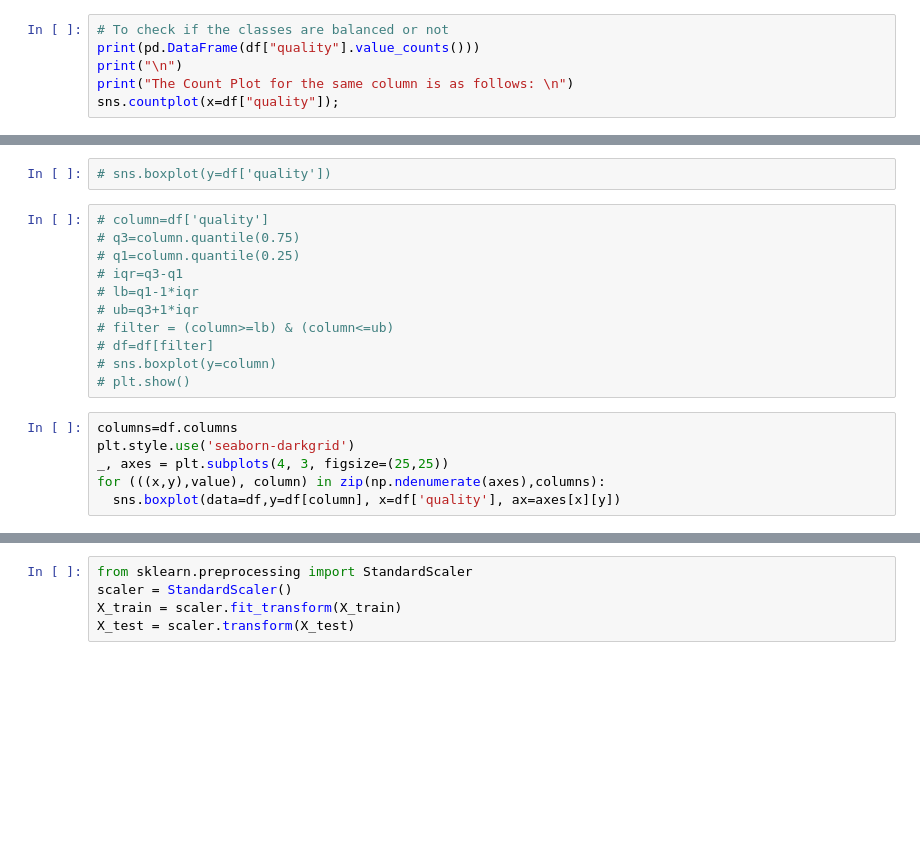
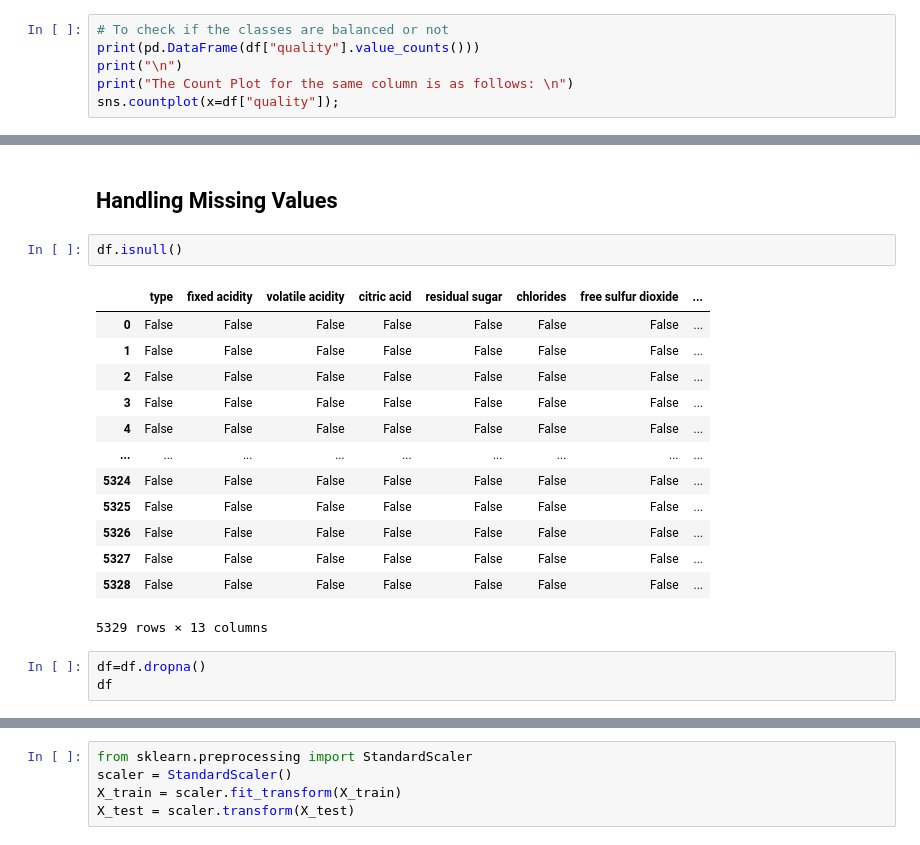
Before and after one commit to nnilayy/Classification-Notebook, a Jupyter notebook: Classifiers.ipynb, the cells around one changed output, grey strips where cells are left out. Cells and saved outputs as stored; diff of their text form; blank space fills up the shorter version.

```diff
--- a/Classifiers.ipynb
+++ b/Classifiers.ipynb
@@ -81,19 +68,21 @@ sns.heatmap(corr, mask=matrix);
-# %%
-# sns.boxplot(y=df['quality'])
-# %%
-# column=df['quality']
-# q3=column.quantile(0.75)
-# q1=column.quantile(0.25)
-# iqr=q3-q1
-# lb=q1-1*iqr
-# ub=q3+1*iqr
-# filter = (column>=lb) & (column<=ub)
-# df=df[filter]
-# sns.boxplot(y=column)
-# plt.show()
-# %%
-columns=df.columns
-plt.style.use('seaborn-darkgrid')
-_, axes = plt.subplots(4, 3, figsize=(25,25))
-for (((x,y),value), column) in zip(np.ndenumerate(axes),columns):
-  sns.boxplot(data=df,y=df[column], x=df['quality'], ax=axes[x][y])
+# %% [markdown]
+## Handling Missing Values
+# %%
+df.isnull()
+# %% [output]
+|  | type | fixed acidity | volatile acidity | citric acid | residual sugar | chlorides | free sulfur dioxide | ... |
+| 0 | False | False | False | False | False | False | False | ... |
+| 1 | False | False | False | False | False | False | False | ... |
+| 2 | False | False | False | False | False | False | False | ... |
+| 3 | False | False | False | False | False | False | False | ... |
+| 4 | False | False | False | False | False | False | False | ... |
+| ... | ... | ... | ... | ... | ... | ... | ... | ... |
+| 5324 | False | False | False | False | False | False | False | ... |
+| 5325 | False | False | False | False | False | False | False | ... |
+| 5326 | False | False | False | False | False | False | False | ... |
+| 5327 | False | False | False | False | False | False | False | ... |
+| 5328 | False | False | False | False | False | False | False | ... |
+5329 rows × 13 columns
+# %%
+df=df.dropna()
+df
```
Also changed, not shown: parts of 16 cells of this notebook.
